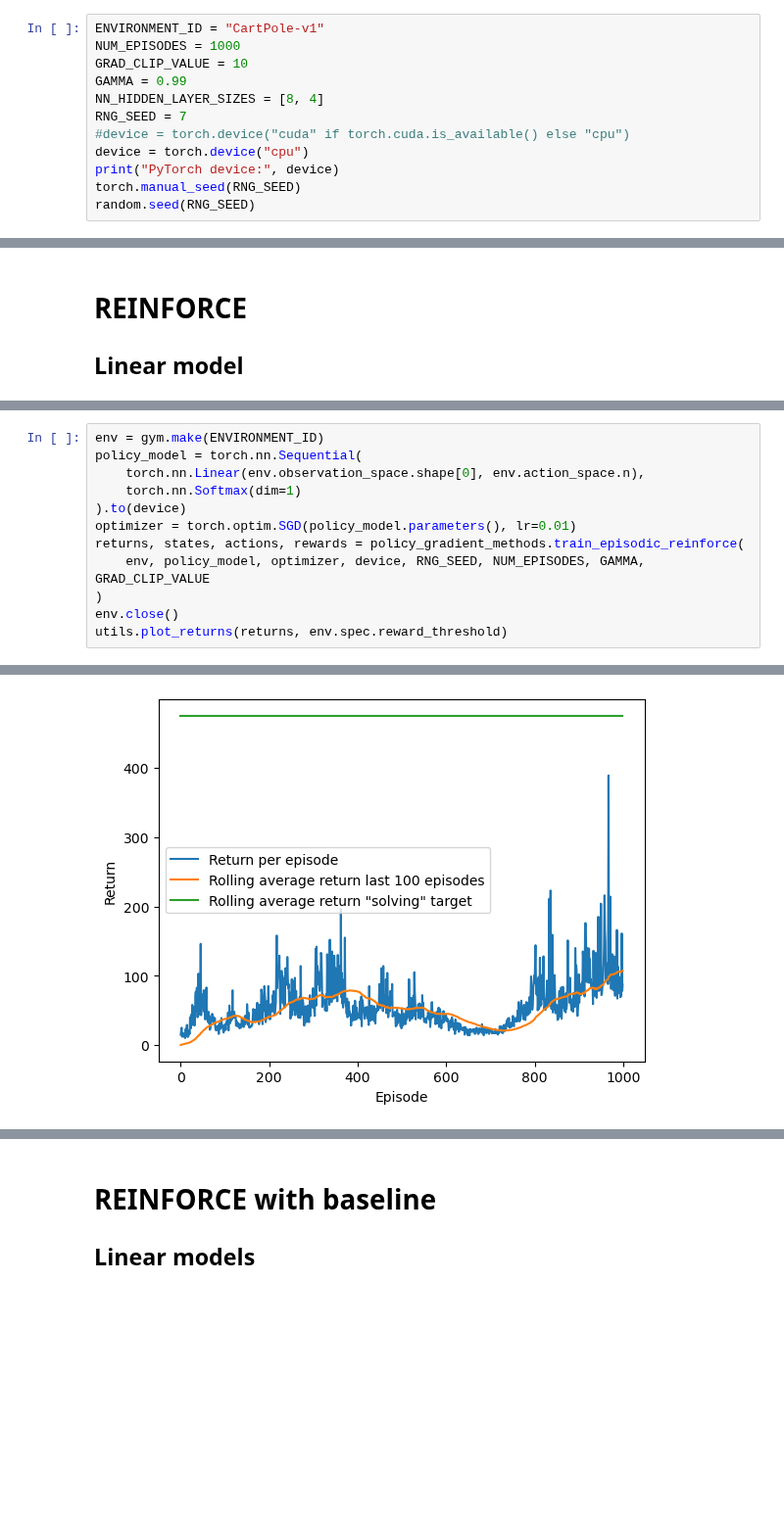
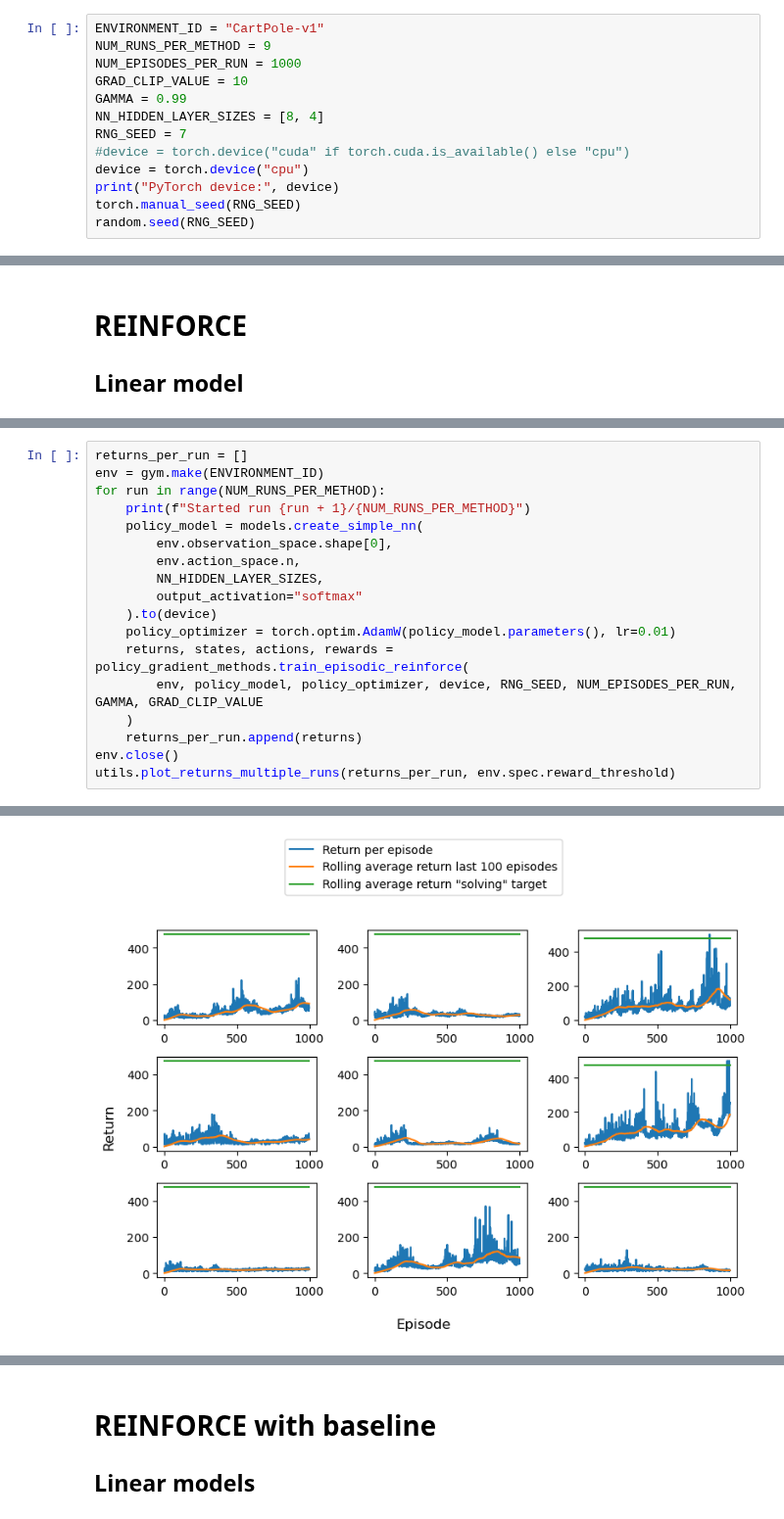
Before and after one commit to CarlFredriksson/rl-gymnasium-training, a Jupyter notebook: CartPole/cart_pole_reinforce.ipynb, the cells around one changed output, grey strips where cells are left out. Shown at 98% size. Cells and saved outputs as stored; diff of their text form; blank space fills up the shorter version.

```diff
--- a/CartPole/cart_pole_reinforce.ipynb
+++ b/CartPole/cart_pole_reinforce.ipynb
@@ -11,7 +11,8 @@ import random
 # Settings
 # %%
 ENVIRONMENT_ID = "CartPole-v1"
-NUM_EPISODES = 1000
+NUM_RUNS_PER_METHOD = 9
+NUM_EPISODES_PER_RUN = 1000
 GRAD_CLIP_VALUE = 10
 GAMMA = 0.99
 NN_HIDDEN_LAYER_SIZES = [8, 4]
@@ -45,13 +60,19 @@ Average return per episode: 36.532
 # %%
+returns_per_run = []
 env = gym.make(ENVIRONMENT_ID)
-policy_model = torch.nn.Sequential(
-    torch.nn.Linear(env.observation_space.shape[0], env.action_space.n),
-    torch.nn.Softmax(dim=1)
-).to(device)
-optimizer = torch.optim.SGD(policy_model.parameters(), lr=0.01)
-returns, states, actions, rewards = policy_gradient_methods.train_episodic_reinforce(
-    env, policy_model, optimizer, device, RNG_SEED, NUM_EPISODES, GAMMA, GRAD_CLIP_VALUE
-)
+for run in range(NUM_RUNS_PER_METHOD):
+    print(f"Started run {run + 1}/{NUM_RUNS_PER_METHOD}")
+    policy_model = models.create_simple_nn(
+        env.observation_space.shape[0],
+        env.action_space.n,
+        NN_HIDDEN_LAYER_SIZES,
+        output_activation="softmax"
+    ).to(device)
+    policy_optimizer = torch.optim.AdamW(policy_model.parameters(), lr=0.01)
+    returns, states, actions, rewards = policy_gradient_methods.train_episodic_reinforce(
+        env, policy_model, policy_optimizer, device, RNG_SEED, NUM_EPISODES_PER_RUN, GAMMA, GRAD_CLIP_VALUE
+    )
+    returns_per_run.append(returns)
 env.close()
-utils.plot_returns(returns, env.spec.reward_threshold)
+utils.plot_returns_multiple_runs(returns_per_run, env.spec.reward_threshold)
 # %% [output]
@@ -59 +88 @@ Average return per episode: 56.188
-[figure, old version]
+[figure, new version]
```
Also changed, not shown: parts of 14 cells of this notebook, 2 other files.
